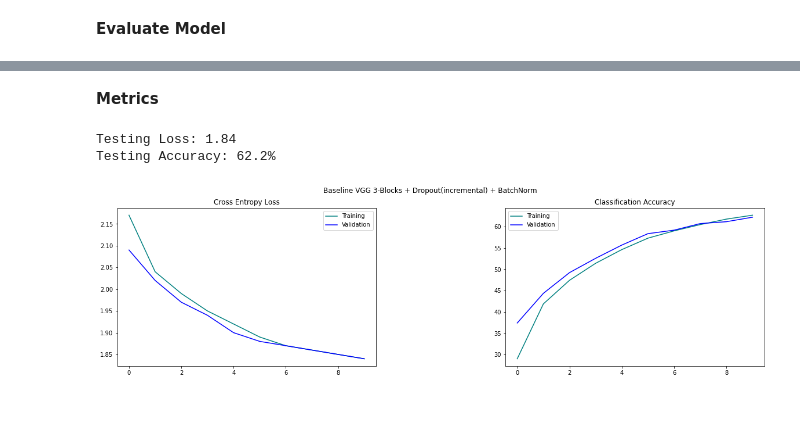
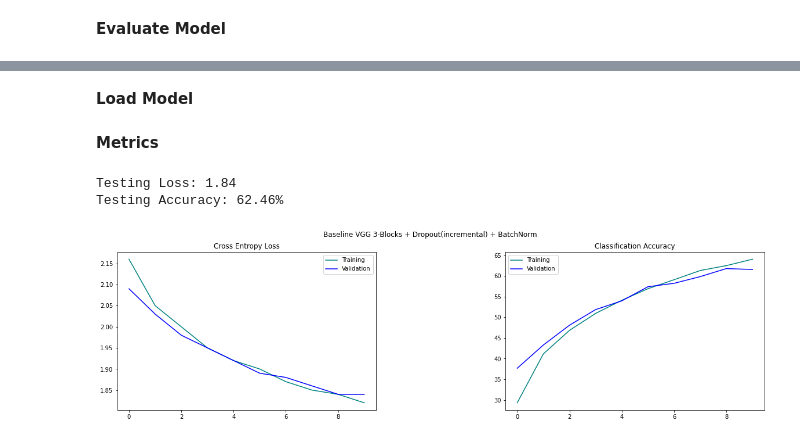
Before and after one commit to ssshukla26/CNN-CIFAR10-PyTorch, a Jupyter notebook: CNN_CIFAR10.ipynb, the cells around one changed output, grey strips where cells are left out. Drawn from its saved outputs; the diff is of its cells as text; code cells hidden in the pictures; blank space fills up the shorter version.

Commit message:
Load model functionality solved

```diff
--- a/CNN_CIFAR10.ipynb
+++ b/CNN_CIFAR10.ipynb
@@ -157,7 +158,7 @@ class CNN(nn.Module):
         self.is_batchnorm = is_batchnorm
         self.is_dropout = is_dropout
         self.is_dropout_incremental = is_dropout_incremental
-        self.evaluation_metrics = defaultdict(lambda: [])
+        self.evaluation_metrics = {}
 
         # Data set
         self.training_dataset = training_dataset
@@ -347,12 +348,18 @@ class CNN(nn.Module):
         return self.desc
 
     def save_model(self, model_name: str):
-        torch.save(self.state_dict(), "{}{}".format(paths["model_dir"], model_name))
+        filename = "{}{}".format(paths["model_dir"], model_name)
+        torch.save(self.state_dict(), filename)
+        with open("{}_metric.pickel".format(filename), 'wb') as handle:
+            pickle.dump(self.evaluation_metrics, handle, protocol=pickle.HIGHEST_PROTOCOL)
         return
 
     def load_model(self, model_name: str):
-        self.load_state_dict(torch.load("{}{}".format(paths["model_dir"], model_name)))
+        filename = "{}{}".format(paths["model_dir"], model_name)
+        self.load_state_dict(torch.load(filename))
         self.eval()
+        with open("{}_metric.pickel".format(filename), 'rb') as handle:
+            self.evaluation_metrics = pickle.load(handle)
         return
 
     def metrics(self) -> Dict:
@@ -556,8 +567,14 @@ cnn.test(criterion=nn.CrossEntropyLoss())
+# %% [markdown]
+**Load Model**
+# %%
+cnn_load = CNN(train_set, val_set, test_set, "Baseline VGG 3-Blocks + Dropout(incremental) + BatchNorm", True, True, True)
+# %%
+cnn_load.load_model("one")
 # %% [markdown]
 **Metrics**
 # %%
-evaluate(cnn)
+evaluate(cnn_load)
 # %% [output]
 Testing Loss: 1.84
-Testing Accuracy: 62.2%
+Testing Accuracy: 62.46%
-[figure, old version]
+[figure, new version]
```
Also changed, not shown: parts of 3 cells of this notebook.
